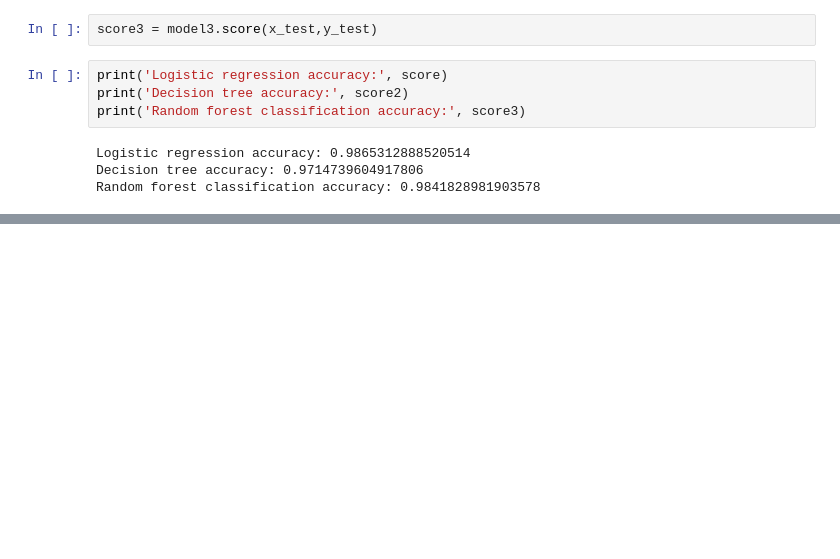
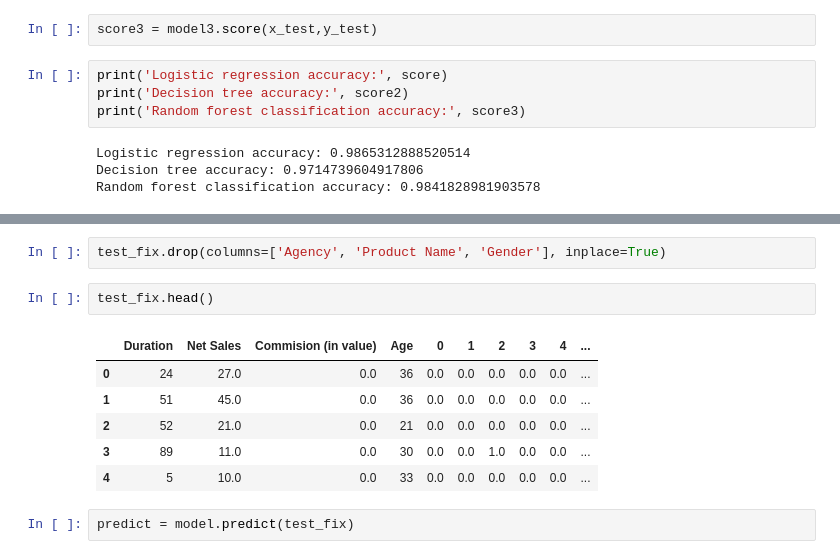
Before and after one commit to sabill/dphi-boothcamp-ml, a Jupyter notebook: Assignment_1_Quiz.ipynb, the cells around one changed output, grey strips where cells are left out. Cells and saved outputs as stored; diff of their text form; blank space fills up the shorter version.

```diff
--- a/Assignment_1_Quiz.ipynb
+++ b/Assignment_1_Quiz.ipynb
@@ -431,0 +520,13 @@ verbose = 2
+# %%
+test_fix.drop(columns=['Agency', 'Product Name', 'Gender'], inplace=True)
+# %%
+test_fix.head()
+# %% [output]
+|  | Duration | Net Sales | Commision (in value) | Age | 0 | 1 | 2 | 3 | 4 | ... |
+| 0 | 24 | 27.0 | 0.0 | 36 | 0.0 | 0.0 | 0.0 | 0.0 | 0.0 | ... |
+| 1 | 51 | 45.0 | 0.0 | 36 | 0.0 | 0.0 | 0.0 | 0.0 | 0.0 | ... |
+| 2 | 52 | 21.0 | 0.0 | 21 | 0.0 | 0.0 | 0.0 | 0.0 | 0.0 | ... |
+| 3 | 89 | 11.0 | 0.0 | 30 | 0.0 | 0.0 | 1.0 | 0.0 | 0.0 | ... |
+| 4 | 5 | 10.0 | 0.0 | 33 | 0.0 | 0.0 | 0.0 | 0.0 | 0.0 | ... |
+# %%
+predict = model.predict(test_fix)
```
Also changed, not shown: parts of 26 cells of this notebook.
